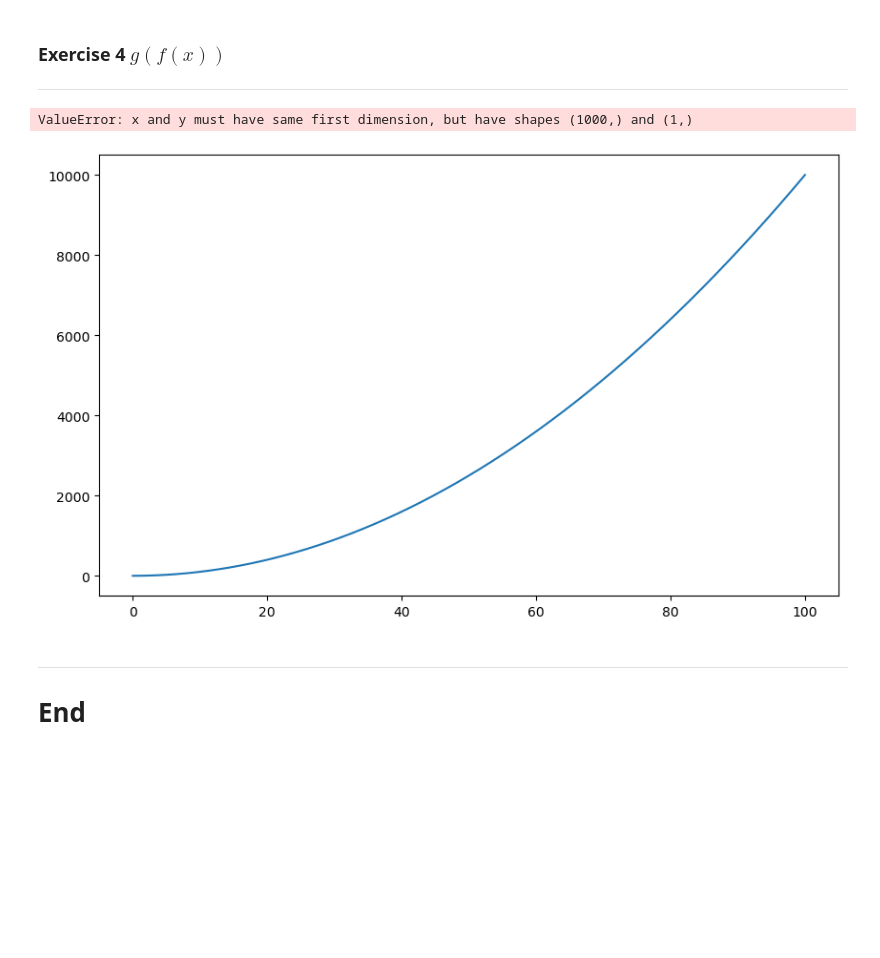
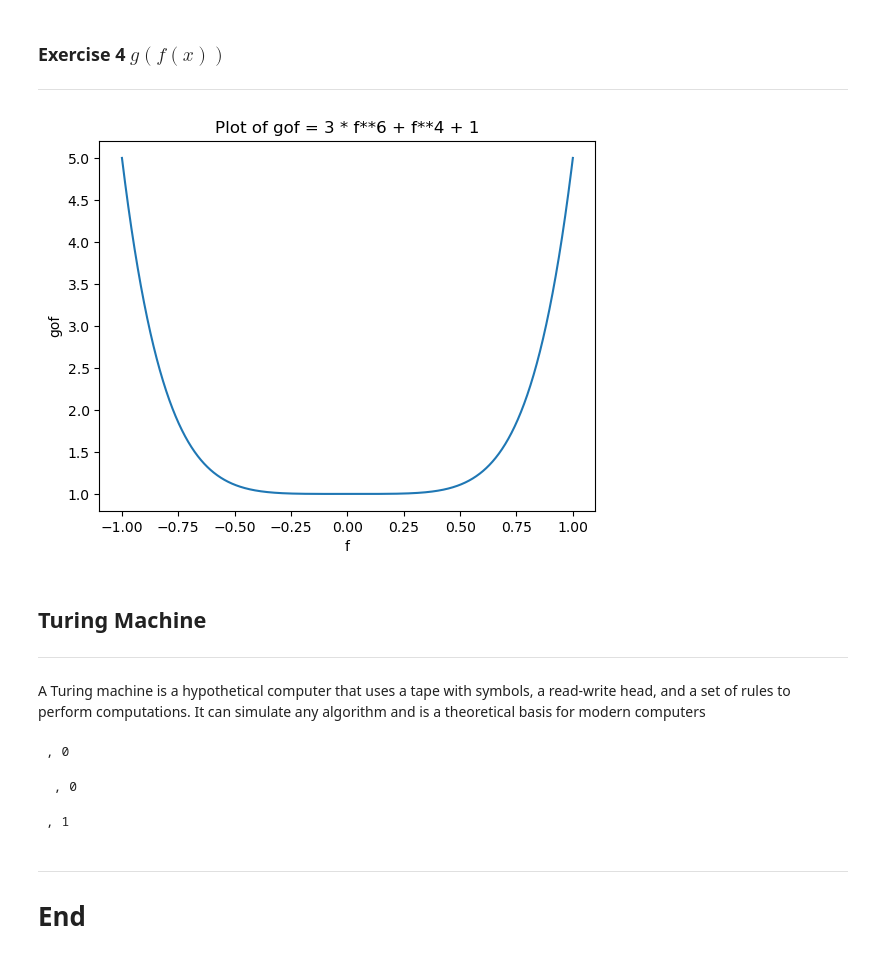
Before and after one commit to Rshocks/THEORY-OF-ALGORITHMS, a Jupyter notebook: Practicals.ipynb, the cells around one changed output. Cells and saved outputs as stored; diff of their text form; code cells hidden in the pictures; blank space fills up the shorter version.

Commit message:
Added Turing machine to practicals

```diff
--- a/Lab Exercises.ipynb
+++ b/Practicals.ipynb
@@ -98,8 +98,48 @@ plt.show()
 ### Exercise 4 $g(f(x))$
 ***
 # %%
-# Corresponding g(f(x)) values.
-gof = 3 * f**6 + f**4 + 1
+def gof(f):
+    return 3 * f**6 + f**4 + 1
+
+f = np.linspace(-1, 1, 1000)
+
+gof_values = gof(f)
+
+plt.plot(f, gof_values)
+
+plt.xlabel('f')
+plt.ylabel('gof')
+plt.title('Plot of gof = 3 * f**6 + f**4 + 1')
+
+plt.show()
 # %% [output]
-ValueError: x and y must have same first dimension, but have shapes (1000,) and (1,)
-[figure, old version]
+[figure, new version]
+# %% [markdown]
+## Turing Machine
+***
+A Turing machine is a hypothetical computer that uses a tape with symbols, a read-write head, and a set of rules to perform computations. It can simulate any algorithm and is a theoretical basis for modern computers
+# %%
+# The huring machine tape
+tape = " "
+
+# Pos on the tape
+pos = 0
+
+# show tape and pos
+print(f'{tape}, {pos}')
+
+# moving pos left of tape
+def move_L():
+    global tape, pos
+    if pos > 0:
+        pos = pos - 1
+    else:
+        tape = ' ' + tape
+# %% [output]
+ , 0
+# %%
+move_L()
+
+print(f'{tape}, {pos}')
+# %% [output]
+  , 0
@@ -105,0 +153,6 @@ ValueError: x and y must have same first dimension, but have shapes (1000,) and
+# %%
+move_R()
+
+print(f'{tape}, {pos}')
+# %% [output]
+ , 1
```
Also changed, not shown: parts of 2 cells of this notebook.
